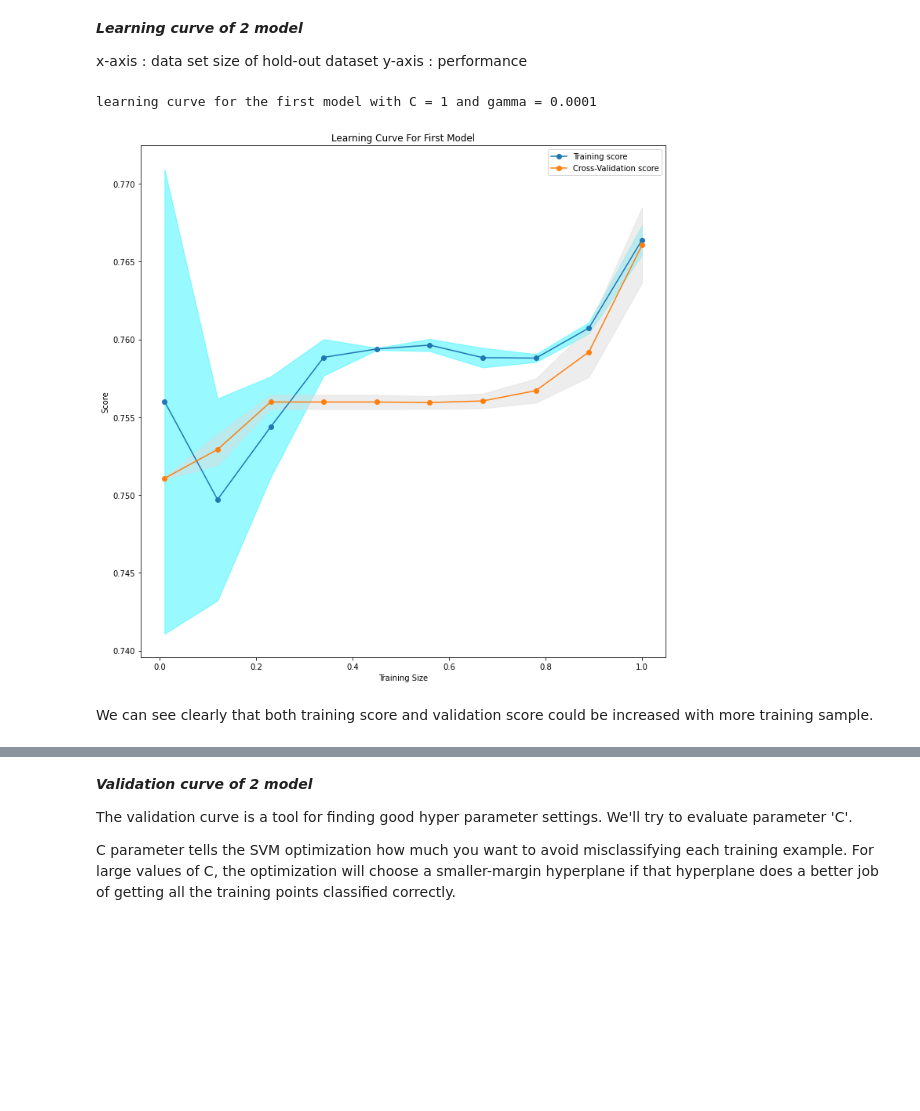
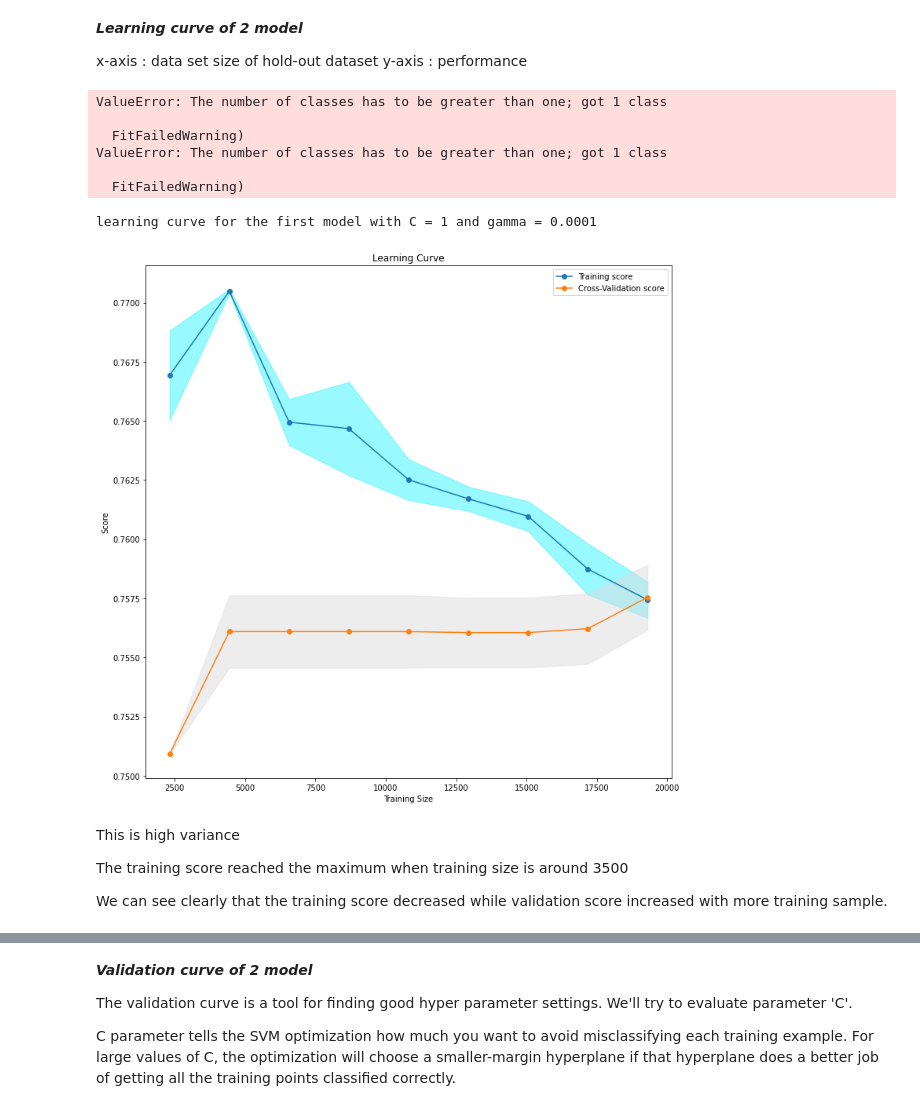
Before and after one commit to ngonhan2k5/cs-ml, a Jupyter notebook: proj1/svm-cuong.ipynb, the cells around one changed output, grey strips where cells are left out. Drawn from its saved outputs; the diff is of its cells as text; code cells hidden in the pictures; blank space fills up the shorter version.

Commit message:
update validation curve models

```diff
--- a/proj1/svm-cuong.ipynb
+++ b/proj1/svm-cuong.ipynb
@@ -294,34 +294,22 @@ For a better understanding, we'll draw learning curve and validation curve of sv
 2.   {'C': 10, 'gamma': 'scale', 'kernel': 'rbf'}
 # %%
 # this function is to show the curve
-from sklearn.model_selection import learning_curve
-from sklearn.model_selection import ShuffleSplit
-
-
-def show_curve(train_scores, test_scores, title):
-
-  train_sizes= np.linspace(0.01,1,10)
-
-  # Mean value of accuracy against training data
+def show_curve(train_scores, test_scores, x_axis_range, title, xlabel):
   train_scores_mean= np.mean(train_scores, axis=1)
-
-  # Standard deviation of training accuracy per number of training samples
   train_scores_std= np.std(train_scores, axis=1)
-
-  # Same as above for test data
   test_scores_mean= np.mean(test_scores, axis=1)
   test_scores_std= np.std(test_scores, axis=1)
 
-  # Plot training accuracies
+
   plt.figure(figsize=(12, 12))
-  plt.plot(train_sizes, train_scores_mean, marker='o', label= "Training score")
-  plt.plot(train_sizes, test_scores_mean, marker='o', label="Cross-Validation score")
+  plt.plot(x_axis_range, train_scores_mean, marker='o', label= "Training score")
+  plt.plot(x_axis_range, test_scores_mean, marker='o', label="Cross-Validation score")
 
-  plt.fill_between(train_sizes, train_scores_mean-train_scores_std, train_scores_mean+train_scores_std,color= '#33F4FF',alpha=0.5)
-  plt.fill_between(train_sizes, test_scores_mean-test_scores_std, test_scores_mean+test_scores_std, color= '#DDDDDD',alpha=0.5)
+  plt.fill_between(x_axis_range, train_scores_mean-train_scores_std, train_scores_mean+train_scores_std,color= '#33F4FF',alpha=0.5)
+  plt.fill_between(x_axis_range, test_scores_mean-test_scores_std, test_scores_mean+test_scores_std, color= '#DDDDDD',alpha=0.5)
 
   plt.title(title)
-  plt.xlabel('Training Size')
+  plt.xlabel(xlabel)
   plt.ylabel('Score')
   plt.legend(loc= 'best')
 # %% [markdown]
@@ -376,15 +363,26 @@ y-axis : performance
 from sklearn.model_selection import learning_curve
 from sklearn.model_selection import ShuffleSplit
 
-first_train_sizes, first_train_scores, first_test_scores = learning_curve(firstModel, X, Y, train_sizes=train_size, scoring=scoring)
-second_train_sizes, second_train_scores, second_test_scores = learning_curve(secondModel, X, Y, train_sizes=train_size, scoring=scoring)
+first_train_sizes, first_train_scores, first_test_scores = learning_curve(firstModel, X_train, Y_train, scoring=scoring, train_sizes=train_sizes)
+second_train_sizes, second_train_scores, second_test_scores = learning_curve(secondModel, X_train, Y_train, scoring=scoring, train_sizes=train_sizes)
+# %% [output]
+ValueError: The number of classes has to be greater than one; got 1 class
+
+  FitFailedWarning)
+ValueError: The number of classes has to be greater than one; got 1 class
+
+  FitFailedWarning)
 # %%
 print('learning curve for the first model with C = 1 and gamma = 0.0001')
-show_curve(first_train_scores, first_test_scores, 'Learning Curve For First Model')
+show_curve(first_train_scores, first_test_scores, first_train_sizes, 'Learning Curve', 'Training Size')
 # %% [output]
 learning curve for the first model with C = 1 and gamma = 0.0001
-[figure, old version]
+[figure, new version]
 # %% [markdown]
-We can see clearly that both training score and validation score could be increased with more training sample.
+This is high variance
+
+The training score reached the maximum when training size is around 3500
+
+We can see clearly that the training score decreased while validation score  increased with more training sample.
 # %%
 print('learning curve for the second model with C = 10 and gamma = scale')
```
Also changed, not shown: parts of 11 cells of this notebook.
